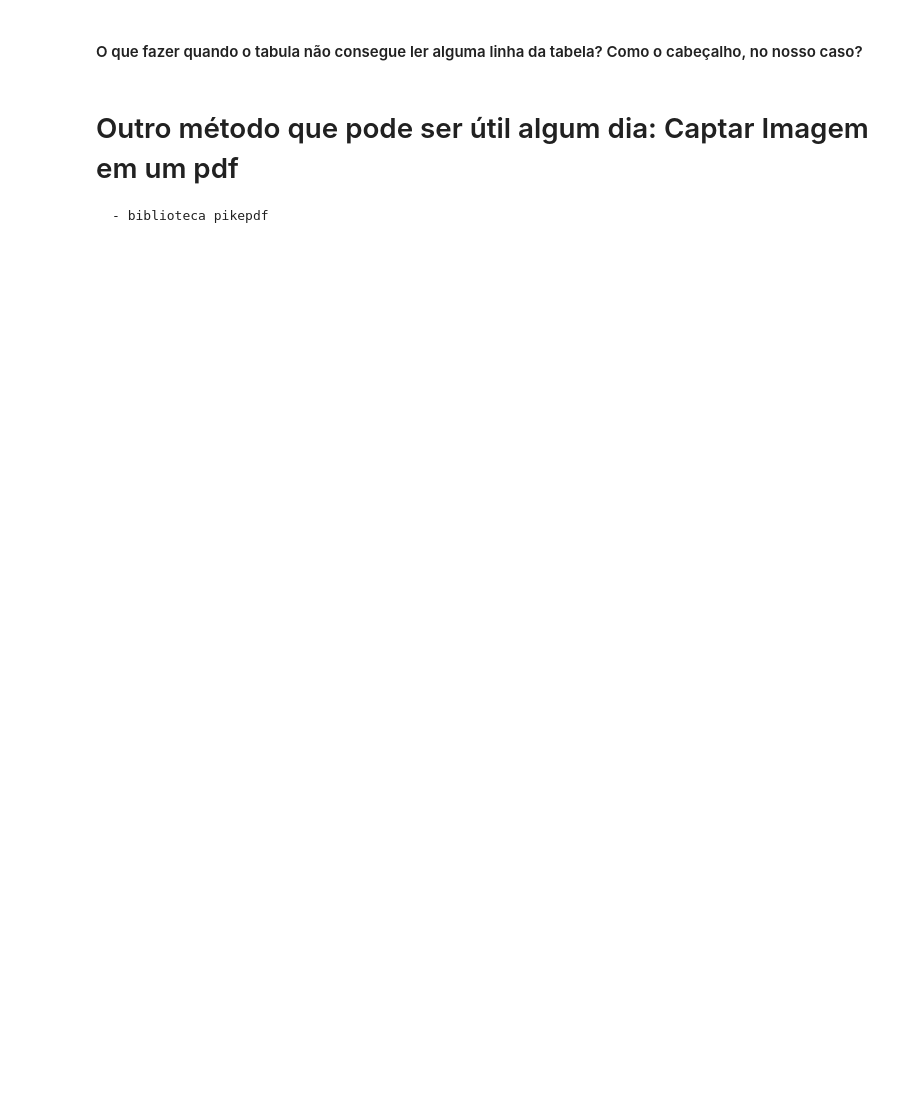
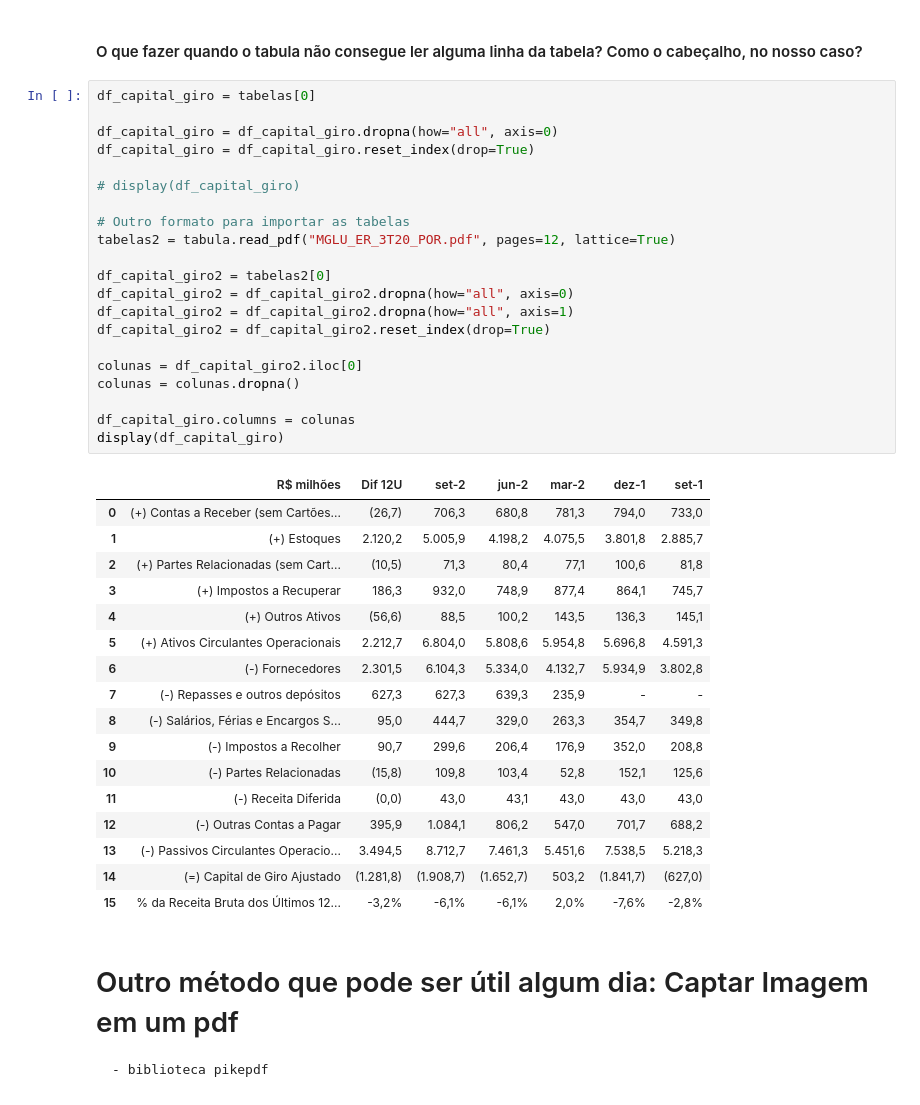
Before and after one commit to zedark860/Curso-Python, a Jupyter notebook: Módulo 25/Arquivo Inicial PDF.ipynb, the cells around one changed output. Cells and saved outputs as stored; diff of their text form; blank space fills up the shorter version.

```diff
--- a/Módulo 25/Arquivo Inicial PDF.ipynb
+++ b/Módulo 25/Arquivo Inicial PDF.ipynb
@@ -199,5 +233,44 @@ display(df_resultado)
 # %% [markdown]
 #### O que fazer quando o tabula não consegue ler alguma linha da tabela? Como o cabeçalho, no nosso caso?
+# %%
+df_capital_giro = tabelas[0]
+
+df_capital_giro = df_capital_giro.dropna(how="all", axis=0)
+df_capital_giro = df_capital_giro.reset_index(drop=True)
+
+# display(df_capital_giro)
+
+# Outro formato para importar as tabelas
+tabelas2 = tabula.read_pdf("MGLU_ER_3T20_POR.pdf", pages=12, lattice=True)
+
+df_capital_giro2 = tabelas2[0]
+df_capital_giro2 = df_capital_giro2.dropna(how="all", axis=0)
+df_capital_giro2 = df_capital_giro2.dropna(how="all", axis=1)
+df_capital_giro2 = df_capital_giro2.reset_index(drop=True)
+
+colunas = df_capital_giro2.iloc[0]
+colunas = colunas.dropna()
+
+df_capital_giro.columns = colunas
+display(df_capital_giro)
+# %% [output]
+|  | R$ milhões | Dif 12U | set-2 | jun-2 | mar-2 | dez-1 | set-1 |
+| 0 | (+) Contas a Receber (sem Cartões... | (26,7) | 706,3 | 680,8 | 781,3 | 794,0 | 733,0 |
+| 1 | (+) Estoques | 2.120,2 | 5.005,9 | 4.198,2 | 4.075,5 | 3.801,8 | 2.885,7 |
+| 2 | (+) Partes Relacionadas (sem Cart... | (10,5) | 71,3 | 80,4 | 77,1 | 100,6 | 81,8 |
+| 3 | (+) Impostos a Recuperar | 186,3 | 932,0 | 748,9 | 877,4 | 864,1 | 745,7 |
+| 4 | (+) Outros Ativos | (56,6) | 88,5 | 100,2 | 143,5 | 136,3 | 145,1 |
+| 5 | (+) Ativos Circulantes Operacionais | 2.212,7 | 6.804,0 | 5.808,6 | 5.954,8 | 5.696,8 | 4.591,3 |
+| 6 | (-) Fornecedores | 2.301,5 | 6.104,3 | 5.334,0 | 4.132,7 | 5.934,9 | 3.802,8 |
+| 7 | (-) Repasses e outros depósitos | 627,3 | 627,3 | 639,3 | 235,9 | - | - |
+| 8 | (-) Salários, Férias e Encargos S... | 95,0 | 444,7 | 329,0 | 263,3 | 354,7 | 349,8 |
+| 9 | (-) Impostos a Recolher | 90,7 | 299,6 | 206,4 | 176,9 | 352,0 | 208,8 |
+| 10 | (-) Partes Relacionadas | (15,8) | 109,8 | 103,4 | 52,8 | 152,1 | 125,6 |
+| 11 | (-) Receita Diferida | (0,0) | 43,0 | 43,1 | 43,0 | 43,0 | 43,0 |
+| 12 | (-) Outras Contas a Pagar | 395,9 | 1.084,1 | 806,2 | 547,0 | 701,7 | 688,2 |
+| 13 | (-) Passivos Circulantes Operacio... | 3.494,5 | 8.712,7 | 7.461,3 | 5.451,6 | 7.538,5 | 5.218,3 |
+| 14 | (=) Capital de Giro Ajustado | (1.281,8) | (1.908,7) | (1.652,7) | 503,2 | (1.841,7) | (627,0) |
+| 15 | % da Receita Bruta dos Últimos 12... | -3,2% | -6,1% | -6,1% | 2,0% | -7,6% | -2,8% |
 # %% [markdown]
 # Outro método que pode ser útil algum dia: Captar Imagem em um pdf
     - biblioteca pikepdf
```
Also changed, not shown: parts of 2 cells of this notebook, 21 other files.
